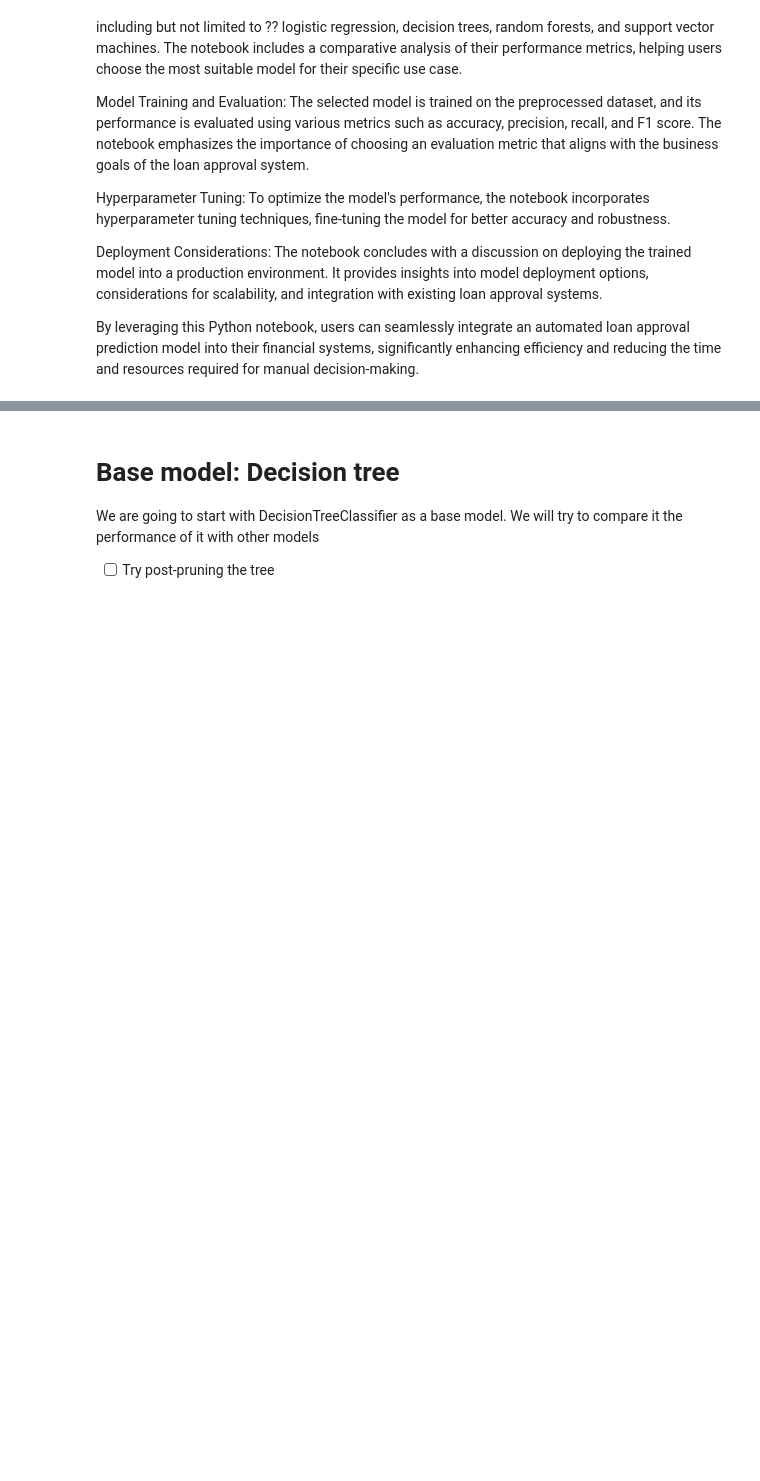
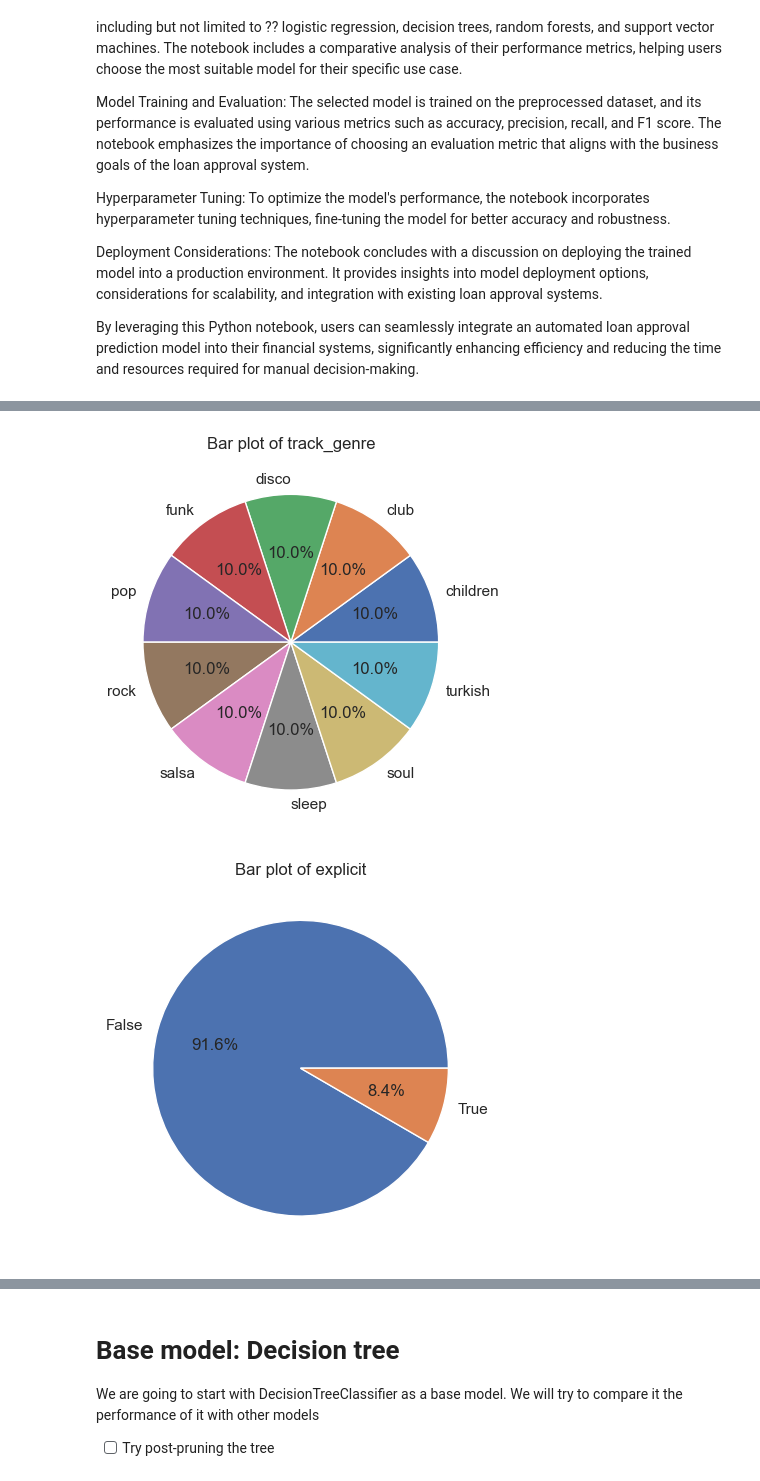
Before and after one commit to orifmilod/Spotify-ML, a Jupyter notebook: Spotify.ipynb, the cells around one changed output, grey strips where cells are left out. Cells and saved outputs as stored; diff of their text form; code cells hidden in the pictures; blank space fills up the shorter version.

```diff
--- a/Spotify.ipynb
+++ b/Spotify.ipynb
@@ -95,10 +154,14 @@ categorical_columns = ['track_genre', 'explicit', 'mode']
 # %%
-# for col in categorical_columns:
-#     column_data = df[col]
-#     fig, ax = plt.subplots()
-#     ax.set_title(f'Bar plot of {col}')
-#     ax.pie(column_data.value_counts(), labels=column_data.value_counts().index, autopct='%1.1f%%')
-#     plt.show()
+for col in categorical_columns:
+    column_data = df[col]
+    fig, ax = plt.subplots()
+    ax.set_title(f'Bar plot of {col}')
+    ax.pie(column_data.value_counts(), labels=column_data.value_counts().index, autopct='%1.1f%%')
+    plt.savefig(f'plt/{col}.png', format='png')
+    plt.show()
+# %% [output]
+[figure, added]
+[figure, added]
 # %%
 correlation_matrix = df[numerical_columns].corr()
 
```
Also changed, not shown: parts of 22 cells of this notebook, 15 other files.
